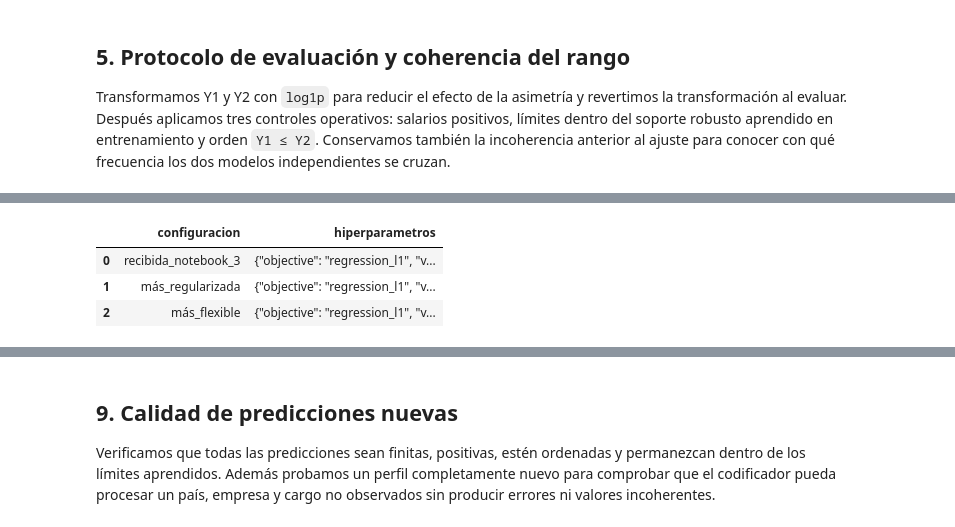
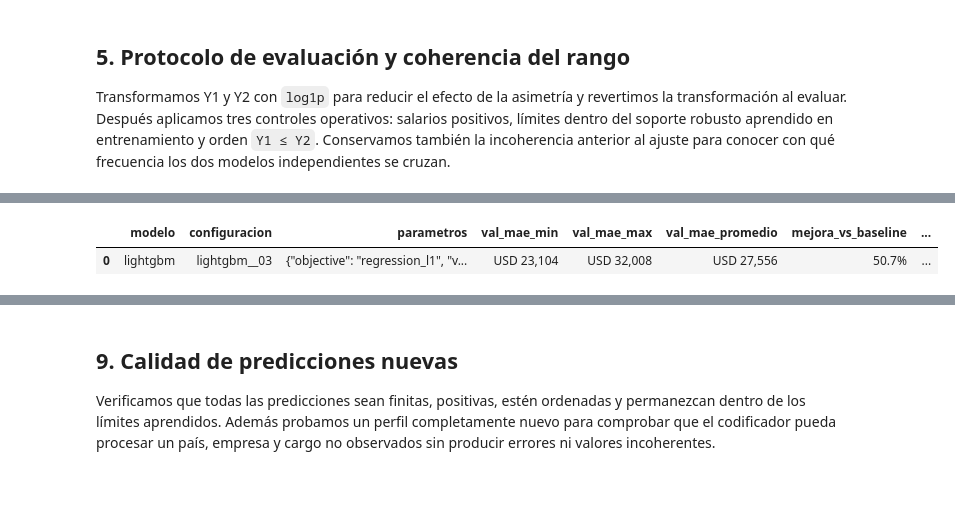
Before and after one commit to PDS-Microproyecto-Grupo-13/Microproyecto, a Jupyter notebook: ml/notebooks/06_modelo_definitivo_fjlo.ipynb, the cells around one changed output, grey strips where cells are left out. Saved outputs shown, nothing was run; the diff lists cells and outputs as text; code cells hidden in the pictures; blank space fills up the shorter version.

```diff
--- a/ml/notebooks/06_modelo_definitivo_fjlo.ipynb
+++ b/ml/notebooks/06_modelo_definitivo_fjlo.ipynb
@@ -310,78 +370,29 @@ Comparamos la mejor configuración recibida del notebook 3 con una alternativa m
 # %%
 def baseline_metrics(train_rows,eval_rows):
     raw=[]
     for target in TARGETS:
         model=DummyRegressor(strategy='median').fit(np.zeros((len(train_rows),1)),np.log1p(model_df.loc[train_rows,target]))
         raw.append(np.expm1(model.predict(np.zeros((len(eval_rows),1)))))
     return metrics(model_df.loc[eval_rows,TARGETS].to_numpy(),np.column_stack(raw))[0]
 
 baseline=baseline_metrics(train_idx,val_idx)
-
-def configuration_variants(model_name,best):
-    received=dict(best);regularized=dict(best);flexible=dict(best)
-    if model_name=='ridge':
-        regularized['alpha']=float(best['alpha'])*10;flexible['alpha']=max(float(best['alpha'])/10,.001)
-    elif model_name=='hist_gradient_boosting':
-        regularized.update(max_leaf_nodes=max(7,int(best['max_leaf_nodes'])//2),
-                           min_samples_leaf=int(best['min_samples_leaf'])*2,
-                           l2_regularization=float(best['l2_regularization'])*3)
-        flexible.update(max_leaf_nodes=min(127,int(best['max_leaf_nodes'])*2),
-                        min_samples_leaf=max(5,int(best['min_samples_leaf'])//2),
-                        l2_regularization=max(.1,float(best['l2_regularization'])/2))
-    elif model_name=='gradient_boosting':
-        regularized.update(max_depth=max(1,int(best['max_depth'])-1),
-                           min_samples_leaf=int(best['min_samples_leaf'])*2,subsample=.8)
-        flexible.update(max_depth=int(best['max_depth'])+1,
-                        min_samples_leaf=max(2,int(best['min_samples_leaf'])//2),subsample=1.0)
-    elif model_name in {'random_forest','extra_trees'}:
-        current_depth=best.get('max_depth') or 30
-        regularized.update(max_depth=max(10,int(current_depth)-6),
-                           min_samples_leaf=int(best['min_samples_leaf'])*2,
-                           max_features=min(.75,float(best['max_features'])))
-        flexible.update(max_depth=None,min_samples_leaf=max(1,int(best['min_samples_leaf'])//2),
-                        max_features=min(1.0,float(best['max_features'])+.15))
-    elif model_name=='lightgbm':
-        regularized.update(num_leaves=max(15,int(best['num_leaves'])//2),
-                           min_child_samples=int(best['min_child_samples'])*2,
-                           reg_lambda=float(best['reg_lambda'])*3)
-        flexible.update(num_leaves=min(127,int(best['num_leaves'])+32),
-                        min_child_samples=max(10,int(best['min_child_samples'])//2),
-                        reg_lambda=max(.1,float(best['reg_lambda'])/2))
-    elif model_name=='xgboost':
-        regularized.update(max_depth=max(3,int(best['max_depth'])-2),
-                           min_child_weight=float(best['min_child_weight'])*2,
-                           reg_lambda=float(best['reg_lambda'])*3)
-        flexible.update(max_depth=min(12,int(best['max_depth'])+2),
-                        min_child_weight=max(1,float(best['min_child_weight'])/2),
-                        reg_lambda=max(.1,float(best['reg_lambda'])/2))
-    elif model_name=='catboost':
-        regularized.update(depth=max(4,int(best['depth'])-2),l2_leaf_reg=float(best['l2_leaf_reg'])*2,
-                           random_strength=float(best['random_strength'])*1.5)
-        flexible.update(depth=min(10,int(best['depth'])+1),
-                        l2_leaf_reg=max(1,float(best['l2_leaf_reg'])/2),
-                        random_strength=max(.1,float(best['random_strength'])/2))
-    return {'recibida_notebook_3':received,'más_regularizada':regularized,'más_flexible':flexible}
-
-configurations=configuration_variants(selected_model,selected_params)
-display(pd.DataFrame([{'configuracion':name,'hiperparametros':json.dumps(params,ensure_ascii=False)}
-                      for name,params in configurations.items()]))
-results=[];candidate_predictions={}
-for name,params in configurations.items():
-    result,_,validation_prediction=fit_and_evaluate(name,params,train_idx,val_idx)
-    result['mejora_vs_baseline']=1-result['val_mae_promedio']/baseline['mae_promedio']
-    results.append(result);candidate_predictions[name]=validation_prediction
-leaderboard=pd.DataFrame(results).sort_values('val_mae_promedio').reset_index(drop=True)
-display(leaderboard[['configuracion','parametros','val_mae_promedio','mejora_vs_baseline',
-                     'val_r2_min','val_r2_max','val_mae_amplitud',
+validation_result,_,validation_prediction=fit_and_evaluate(
+    winner,selected_params,train_idx,val_idx,stage='validación')
+validation_result['mejora_vs_baseline']=1-validation_result['val_mae_promedio']/baseline['mae_promedio']
+leaderboard=pd.DataFrame([validation_result])
+selected_row=leaderboard.iloc[0]
+candidate_predictions={winner:validation_prediction}
+display(leaderboard[['modelo','configuracion','parametros','val_mae_min','val_mae_max','val_mae_promedio',
+                     'mejora_vs_baseline','val_r2_min','val_r2_max','val_mae_amplitud',
                      'val_cobertura_intervalo','val_incoherencia_raw']].style.format({
-    'val_mae_promedio':'USD {:,.0f}','mejora_vs_baseline':'{:.1%}',
-    'val_r2_min':'{:.3f}','val_r2_max':'{:.3f}',
+    'val_mae_min':'USD {:,.0f}','val_mae_max':'USD {:,.0f}','val_mae_promedio':'USD {:,.0f}',
+    'mejora_vs_baseline':'{:.1%}','val_r2_min':'{:.3f}','val_r2_max':'{:.3f}',
     'val_mae_amplitud':'USD {:,.0f}','val_cobertura_intervalo':'{:.1%}','val_incoherencia_raw':'{:.2%}'}))
-eligible=leaderboard[leaderboard.mejora_vs_baseline>=.10]
-winner=(eligible if len(eligible) else leaderboard).iloc[0].configuracion
-print('Configuración seleccionada:',winner)
+display(pd.Series({'modelo_validado':selected_model,'configuración':winner,
+                   'MAE_promedio_validación':selected_row.val_mae_promedio,
+                   'MAE_máximo_validación':selected_row.val_mae_max,
+                   'mejora_frente_baseline':selected_row.mejora_vs_baseline,
+                   'criterio_origen':comparison_selection['criterio_aplicado']}))
 # %% [output]
-|  | configuracion | hiperparametros |
-| 0 | recibida_notebook_3 | {"objective": "regression_l1", "v... |
-| 1 | más_regularizada | {"objective": "regression_l1", "v... |
-| 2 | más_flexible | {"objective": "regression_l1", "v... |
+|  | modelo | configuracion | parametros | val_mae_min | val_mae_max | val_mae_promedio | mejora_vs_baseline | ... |
+| 0 | lightgbm | lightgbm__03 | {"objective": "regression_l1", "v... | USD 23,104 | USD 32,008 | USD 27,556 | 50.7% | ... |
```
Also changed, not shown: parts of 20 cells of this notebook, 1 other file.
